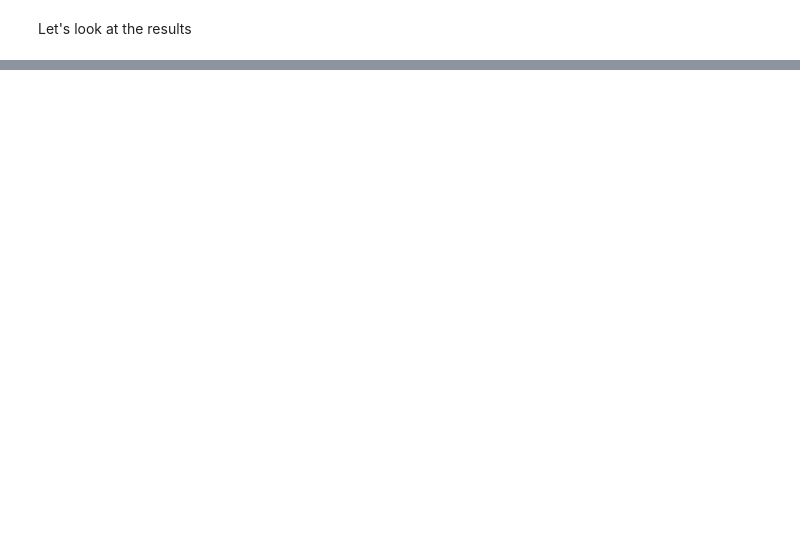
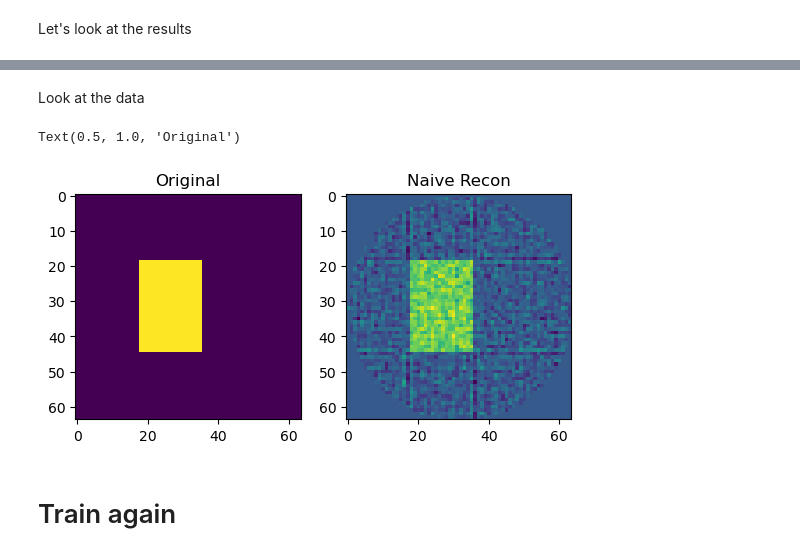
Before and after one commit to TimRoith/IncubatorSchool, a Jupyter notebook: Tutorial_03.ipynb, the cells around one changed output, grey strips where cells are left out. Cells and saved outputs as stored; diff of their text form; code cells hidden in the pictures; blank space fills up the shorter version.

```diff
--- a/Tutorial_03.ipynb
+++ b/Tutorial_03.ipynb
@@ -136,0 +148,37 @@ ax[2].imshow(recon)
+# %%
+num_thetas = 30
+min_angle = 0
+max_angle = 180
+theta = np.linspace(min_angle, max_angle, endpoint = False, num=num_thetas)
+R = Radon(theta=theta)
+noise_lvl = 0.02
+def noise(x):
+    return np.random.normal(0, noise_lvl, size=x.shape)
+
+def get_data(batch_size, train_shape):
+    x_recon = np.zeros((batch_size, 1, img_size, img_size))
+    x = np.zeros((batch_size, 1, img_size, img_size))
+
+    # set real images and inputs
+    for i in range(batch_size):
+        x[i,0,...] = S.get_shape(train_shape)
+        sinogram =  R(x[i,0,...])
+        sinogram += noise(sinogram)
+        x_recon[i, 0, ...] = R.inverse(sinogram)
+
+    return x_recon, torch.Tensor(x)
+# %% [markdown]
+Look at the data
+# %%
+x_recon, x = get_data(5, 'rectangle')
+
+fig, ax = plt.subplots(1,2)
+ax[1].imshow(x_recon[0,0,...])
+ax[1].set_title('Naive Recon')
+ax[0].imshow(x.detach()[0,0,...])
+ax[0].set_title('Original')
+# %% [output]
+Text(0.5, 1.0, 'Original')
+[figure, added]
+# %% [markdown]
+# Train again
```
Also changed, not shown: parts of 14 cells of this notebook.
